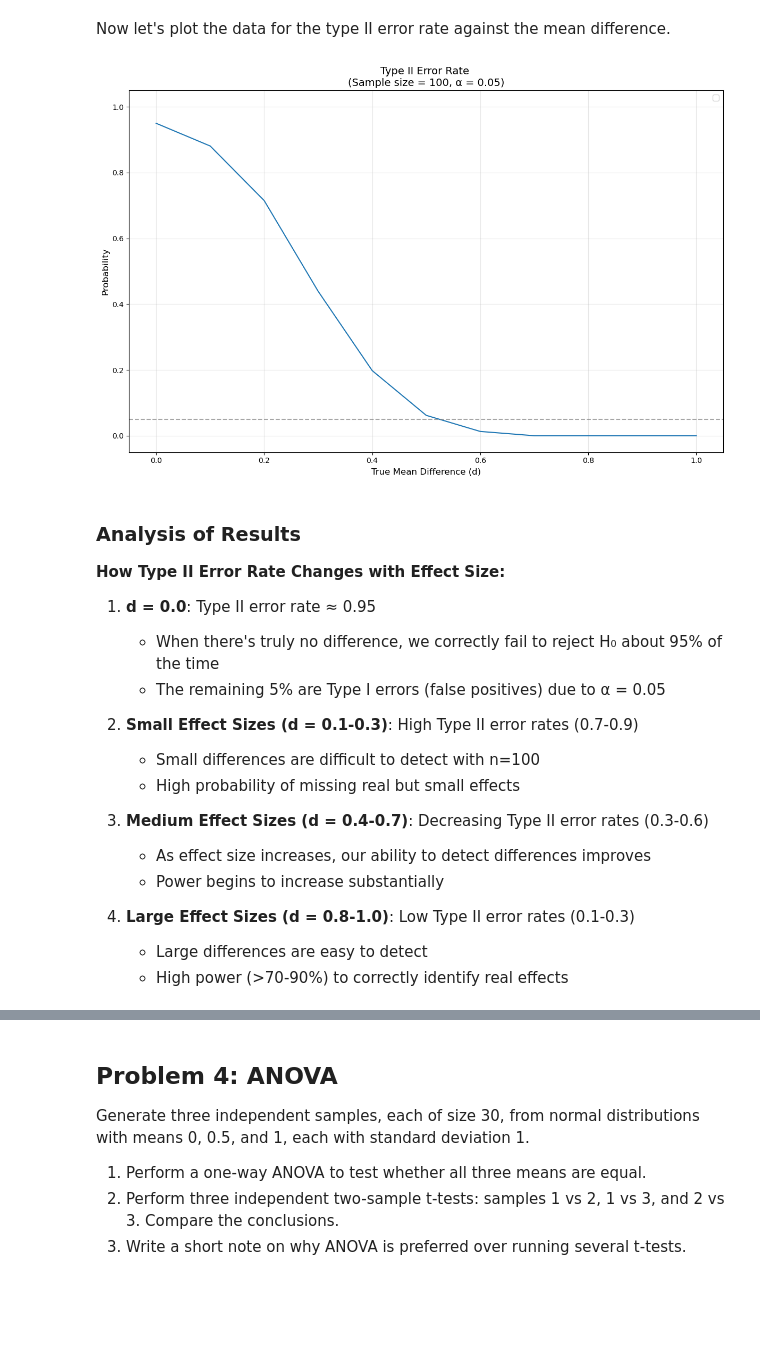
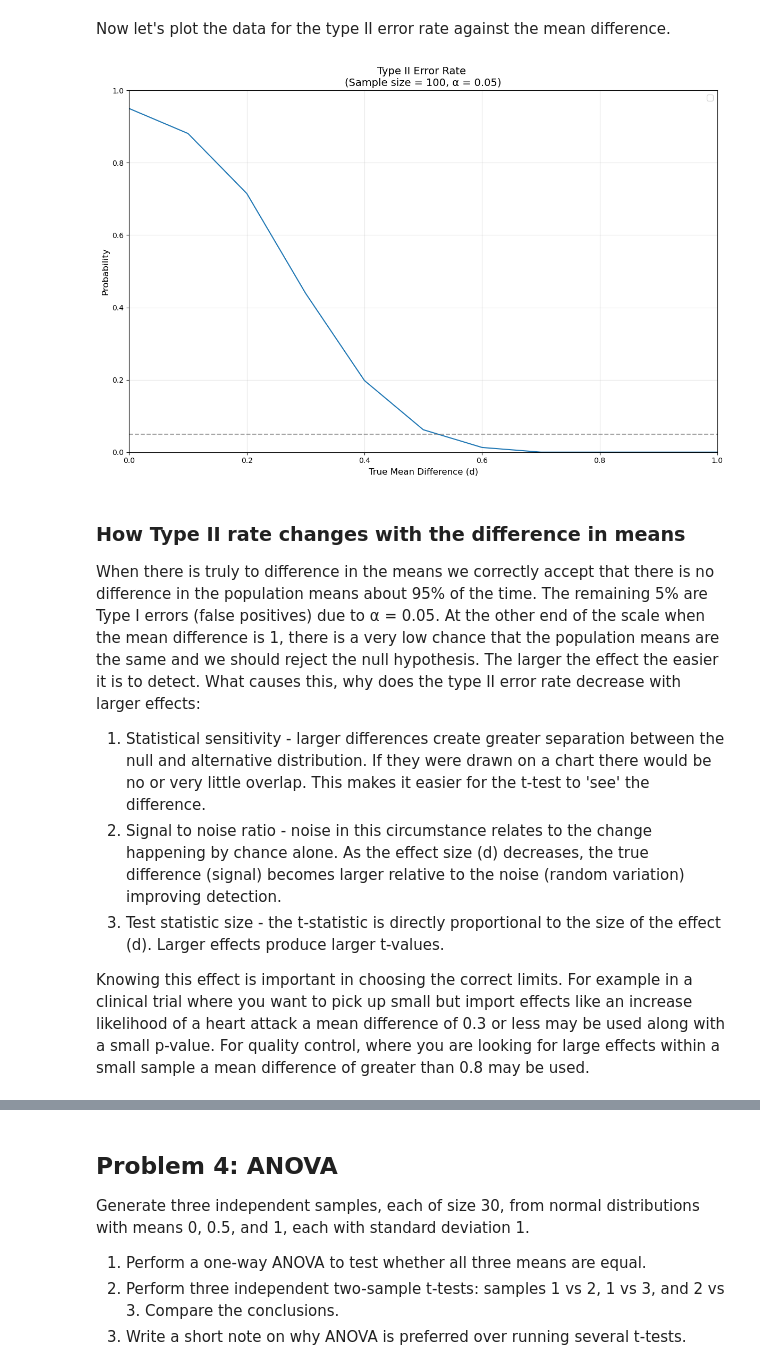
Before and after one commit to kknb1982/applied_statistics, a Jupyter notebook: problems.ipynb, the cells around one changed output, grey strips where cells are left out. Cells and saved outputs as stored; diff of their text form; code cells hidden in the pictures; blank space fills up the shorter version.

```diff
--- a/problems.ipynb
+++ b/problems.ipynb
@@ -1166,43 +1169,32 @@ Now let's plot the data for the type II error rate against the mean difference.
 # %%
 # New axes.
 fig, ax = plt.subplots(figsize=(12, 8))
 
 # Plot the Type II error rates
 ax.plot(mean_diffs, rates_only)
 
 # Add formatting
 ax.set_xlabel('True Mean Difference (d)', fontsize=12)
 ax.set_ylabel('Probability', fontsize=12)
 ax.set_title('Type II Error Rate \n(Sample size = 100, α = 0.05)', fontsize=14)
 ax.grid(True, alpha=0.3)
 ax.legend(fontsize=11)
-ax.set_xlim(-0.05, 1.05)
-ax.set_ylim(-0.05, 1.05)
+ax.set_ylim(0, 1)
+ax.set_xlim(0, max(d))
 
 # Add reference line at α = 0.05
 ax.axhline(y=0.05, color='gray', linestyle='--', alpha=0.7, label='α = 0.05')
 
 plt.tight_layout()
 plt.show()
 # %% [output]
-[figure, old version]
+[figure, new version]
 # %% [markdown]
-### Analysis of Results
+### How Type II rate changes with the difference in means
+When there is truly to difference in the means we correctly accept that there is no difference in the population means about 95% of the time. The remaining 5% are Type I errors (false positives) due to α = 0.05. At the other end of the scale when the mean difference is 1, there is a very low chance that the population means are the same and we should reject the null hypothesis. The larger the effect the easier it is to detect. What causes this, why does the type II error rate decrease with larger effects:
 
-**How Type II Error Rate Changes with Effect Size:**
+1. Statistical sensitivity - larger differences create greater separation between the null and alternative distribution. If they were drawn on a chart there would be no or very little overlap. This makes it easier for the t-test to 'see' the difference.
+2. Signal to noise ratio - noise in this circumstance relates to the change happening by chance alone. As the effect size (d) decreases, the true difference (signal) becomes larger relative to the noise (random variation) improving detection.
+3. Test statistic size - the t-statistic is directly proportional to the size of the effect (d). Larger effects produce larger t-values.
 
-1. **d = 0.0**: Type II error rate ≈ 0.95
-   - When there's truly no difference, we correctly fail to reject H₀ about 95% of the time
-   - The remaining 5% are Type I errors (false positives) due to α = 0.05
-
-2. **Small Effect Sizes (d = 0.1-0.3)**: High Type II error rates (0.7-0.9)
-   - Small differences are difficult to detect with n=100
-   - High probability of missing real but small effects
-
-3. **Medium Effect Sizes (d = 0.4-0.7)**: Decreasing Type II error rates (0.3-0.6)
-   - As effect size increases, our ability to detect differences improves
-   - Power begins to increase substantially
-
-4. **Large Effect Sizes (d = 0.8-1.0)**: Low Type II error rates (0.1-0.3)
-   - Large differences are easy to detect
-   - High power (>70-90%) to correctly identify real effects
+Knowing this effect is important in choosing the correct limits. For example in a clinical trial where you want to pick up small but import effects like an increase likelihood of a heart attack a mean difference of 0.3 or less may be used along with a small p-value. For quality control, where you are looking for large effects within a small sample a mean difference of greater than 0.8 may be used.
```
Also changed, not shown: parts of 5 cells of this notebook.
